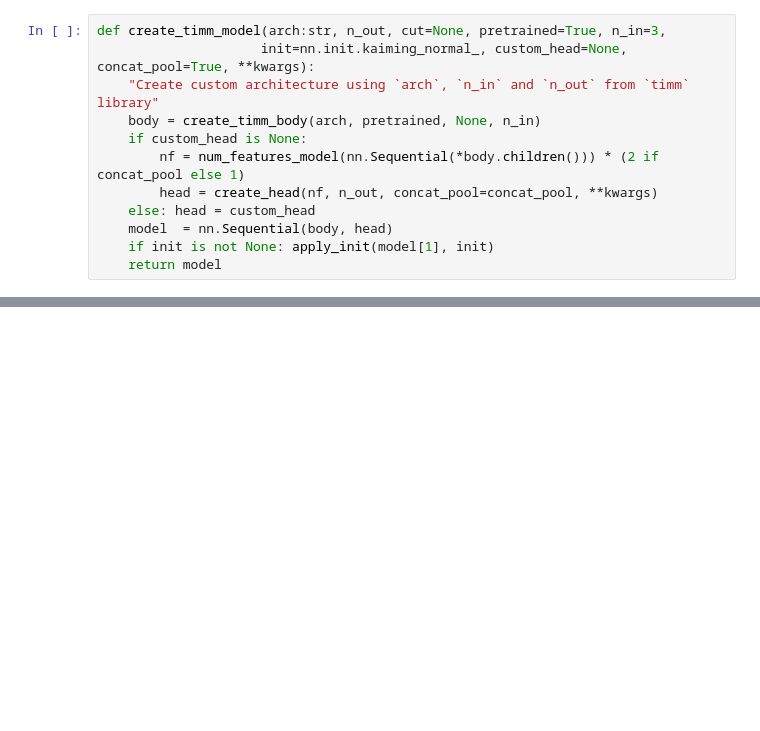
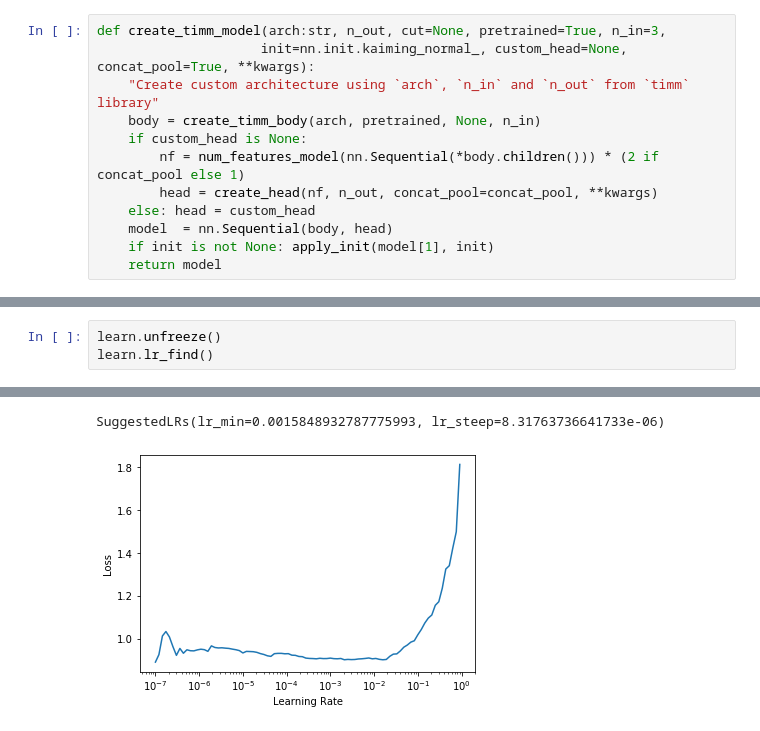
Before and after one commit to BenjiKCF/pretrained-efficientnet-fastai, a Jupyter notebook: b3_all_ranger.ipynb, the cells around one changed output, grey strips where cells are left out. Drawn from its saved outputs; the diff is of its cells as text; blank space fills up the shorter version.

```diff
--- a/b3_all_ranger.ipynb
+++ b/b3_all_ranger.ipynb
@@ -86,0 +87,4 @@ learn.fine_tune(5, 8e-3)
+# %%
+learn.unfreeze()
+learn.lr_find()
+# %% [output]
@@ -86,0 +92,2 @@ learn.fine_tune(5, 8e-3)
+SuggestedLRs(lr_min=0.0015848932787775993, lr_steep=8.31763736641733e-06)
+[figure, added]
```
Also changed, not shown: parts of 23 cells of this notebook.
